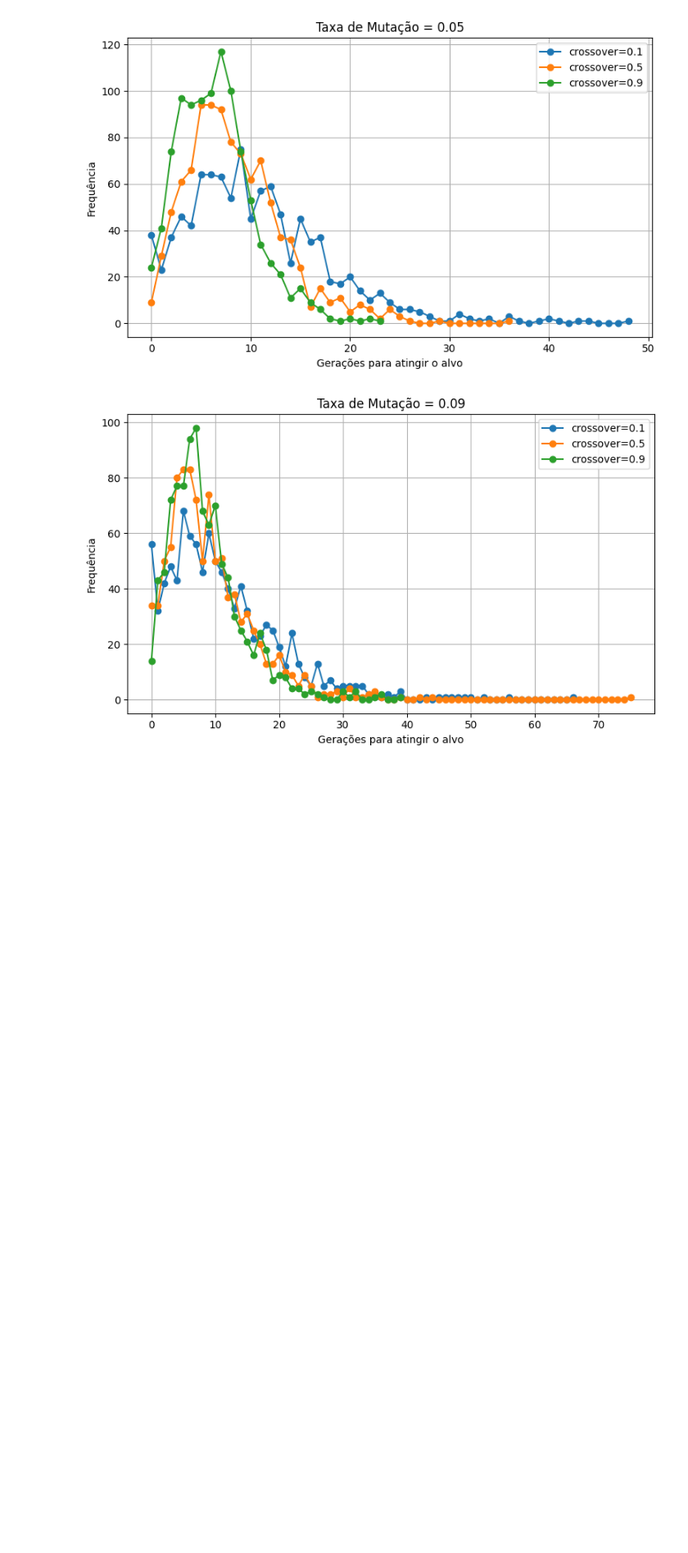
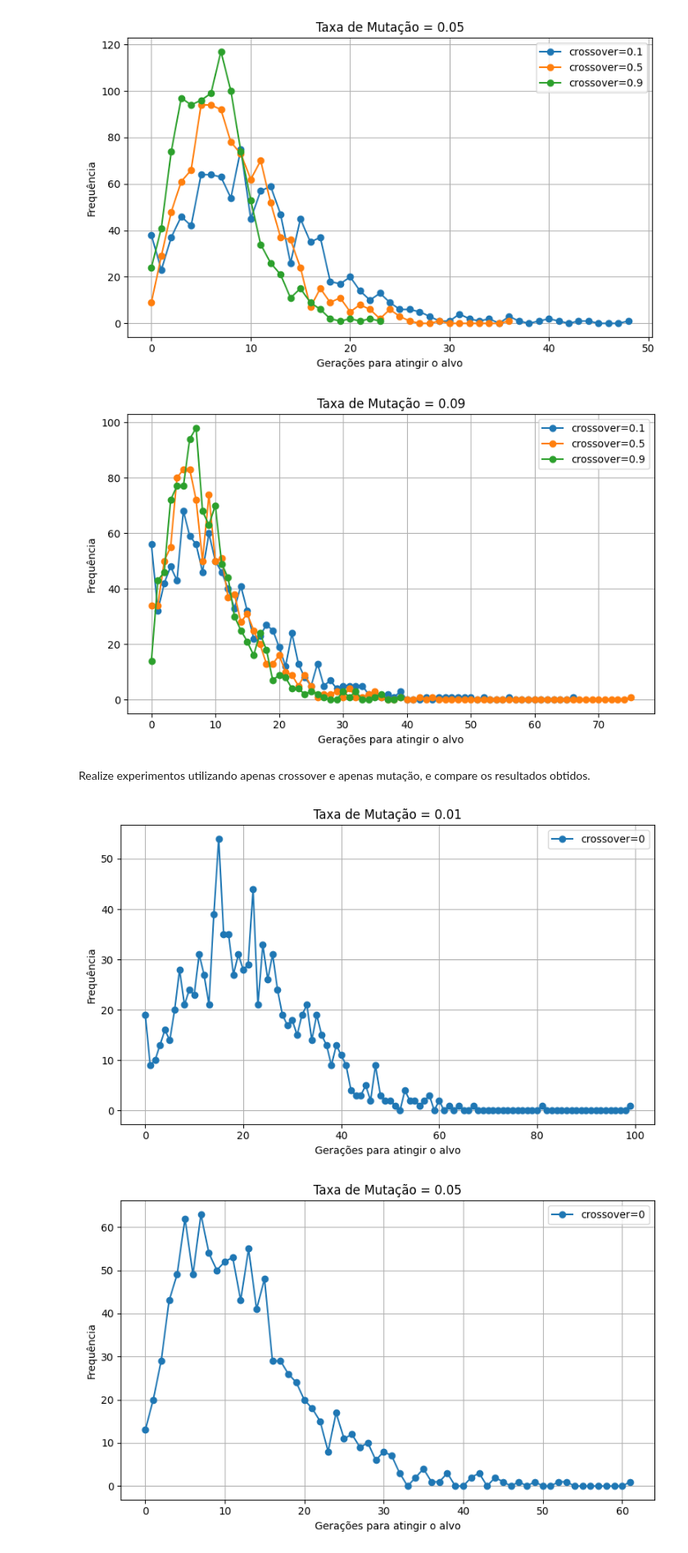
Before and after one commit to Tamicktom/algoritmos-geneticos, a Jupyter notebook: exercicio-1.ipynb, the cells around one changed output. Shown at 82% size. Saved outputs shown, nothing was run; the diff lists cells and outputs as text; code cells hidden in the pictures; blank space fills up the shorter version.

```diff
--- a/exercicio-1.ipynb
+++ b/exercicio-1.ipynb
@@ -328,3 +328,35 @@ AttributeError: 'tqdm_notebook' object has no attribute 'disp'
 [figure]
 [figure]
 [figure]
+# %% [markdown]
+Realize experimentos utilizando apenas crossover e apenas mutação, e compare os resultados obtidos.
+# %%
+# Apenas mutação
+target_pattern = [1,1,1,1,0,1,1,0,1,1,1,1]
+mutation_rates = [0.01, 0.05, 0.09, 0.1, 0.5, 0.9]
+crossover_rates = [0]
+n_runs = 1_000
+
+results = run_experiments(mutation_rates, crossover_rates, n_runs)
+
+# Gera os gráficos
+for m in mutation_rates:
+    plt.figure(figsize=(8, 5))
+    for c in crossover_rates:
+        gens_list = results[(m, c)]
+        # Usa np.histogram para bins dinamicamente
+        min_gen, max_gen = np.min(gens_list), np.max(gens_list)
+        counts, bins = np.histogram(gens_list, bins=range(min_gen, max_gen + 2))
+        x = bins[:-1]
+        plt.plot(x, counts, marker='o', label=f'crossover={c}')
+
+    plt.title(f'Taxa de Mutação = {m}')
+    plt.xlabel('Gerações para atingir o alvo')
+    plt.ylabel('Frequência')
+    plt.legend()
+    plt.grid(True)
+    plt.tight_layout()
+    plt.show()
+# %% [output]
+[figure, added]
+[figure, added]
```
Also changed, not shown: parts of 2 cells of this notebook.
